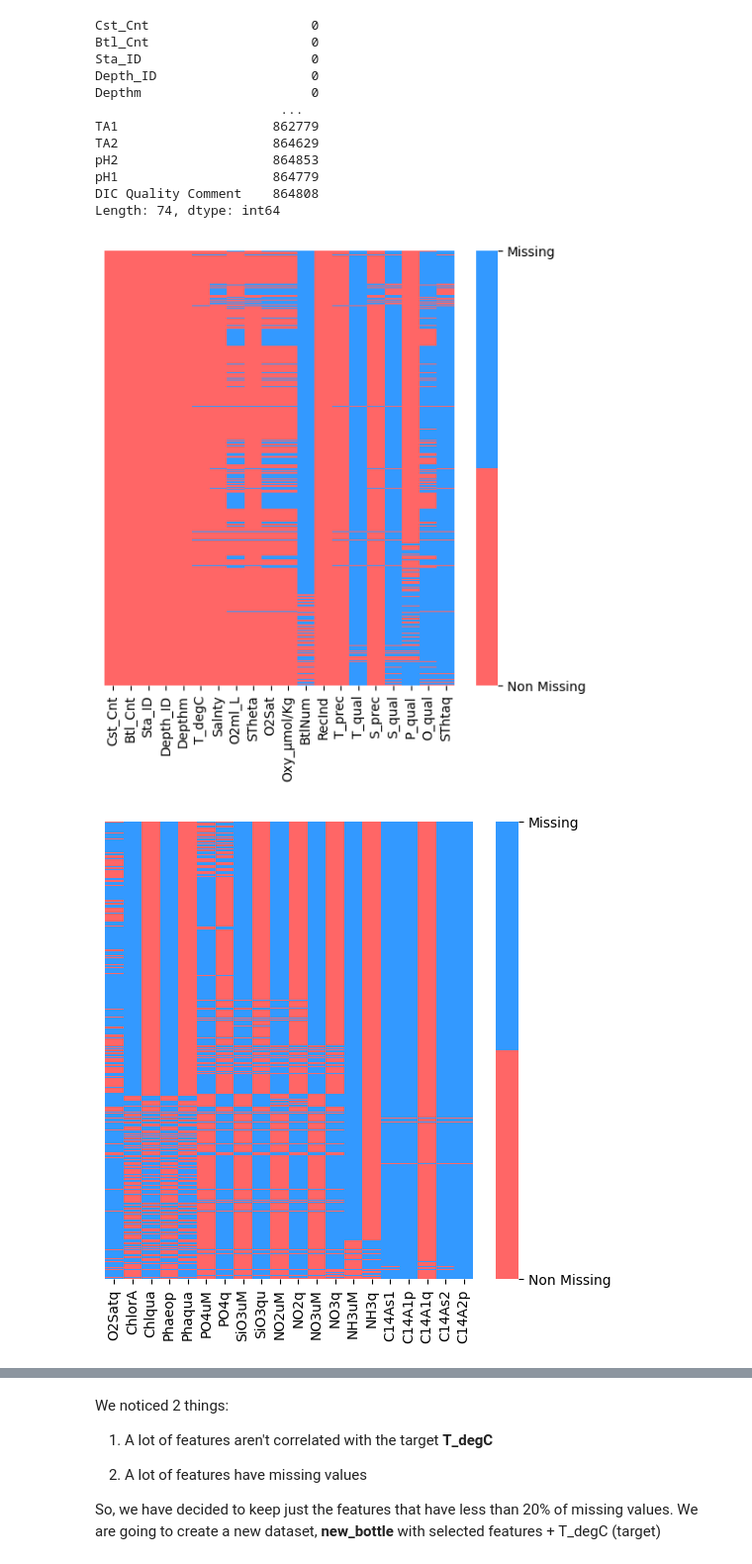
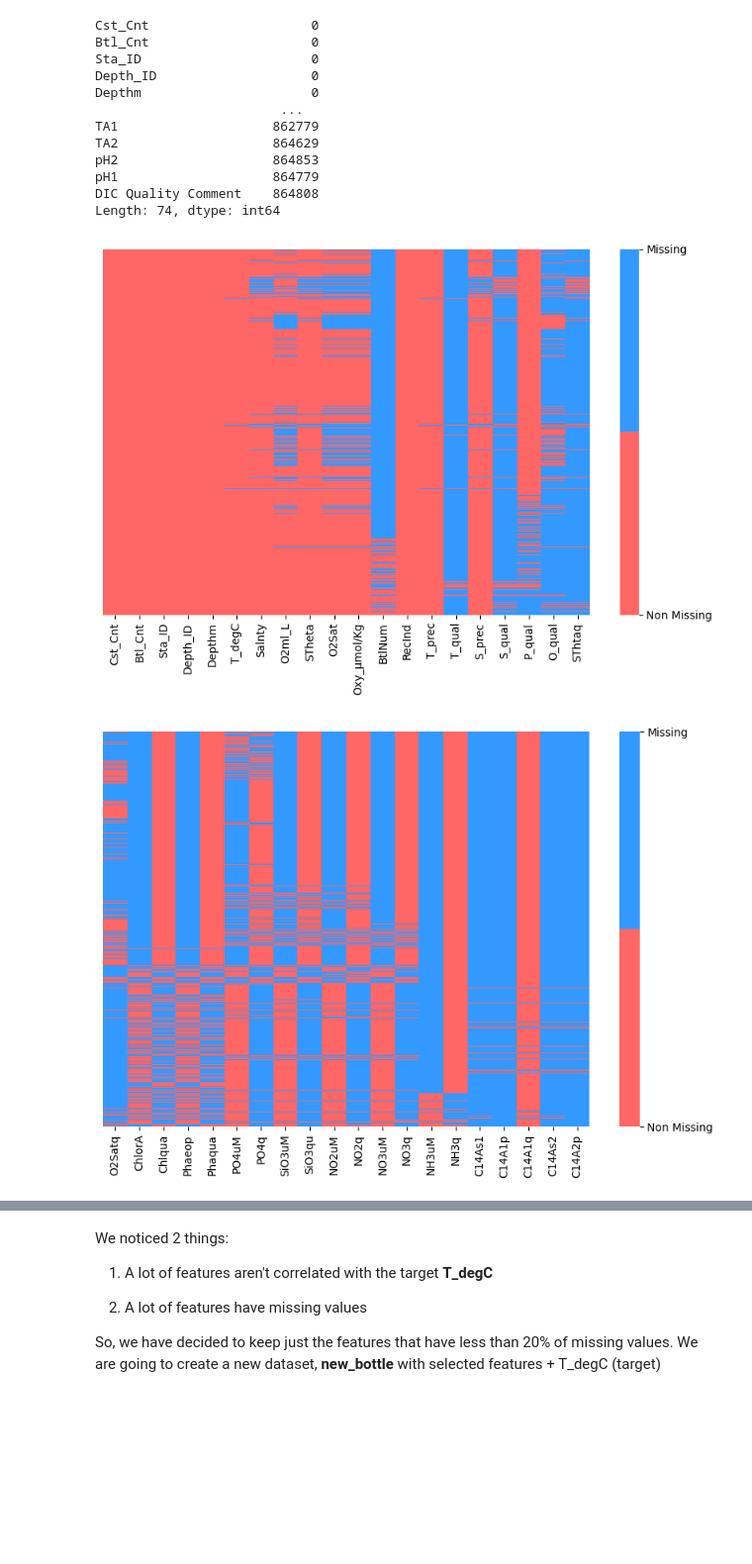
Before and after one commit to cricci3/CalCOFI, a Jupyter notebook: calcofi.ipynb, the cells around one changed output, grey strips where cells are left out. Shown at 99% size. Drawn from its saved outputs; the diff is of its cells as text; code cells hidden in the pictures; blank space fills up the shorter version.

Commit message:
label in heatmaps

```diff
--- a/calcofi.ipynb
+++ b/calcofi.ipynb
@@ -55,6 +55,9 @@ Data columns (total 74 columns):
  73  DIC Quality Comment  55 non-null      object
 dtypes: float64(65), int64(5), object(4)
 memory usage: 488.3+ MB
+# %%
+# Rename to make it shorter
+bottle = bottle.rename(columns={"DIC Quality Comment": "DIC_Qual"})
 # %%
 numerical_bottle = bottle.select_dtypes(include=['number'])
 
@@ -94,20 +97,32 @@ Length: 74, dtype: int64
 # %%
 cmap = sns.color_palette(["#FF6666", "#3399FF"])
 chunk_size = 20
+figure_size = (8, 6)  # Fixed size for all plots
 
 for i in range(0, len(bottle.columns), chunk_size):
-    plt.figure(figsize=(6, 6))
-    heatmap = sns.heatmap(bottle.iloc[:, i:i + chunk_size].isna(),
+    plt.figure(figsize=figure_size)
+
+    # Get current chunk of data
+    chunk_data = bottle.iloc[:, i:i + chunk_size]
+
+    # Create heatmap with consistent size
+    heatmap = sns.heatmap(chunk_data.isna(),
                           cbar=True,
                           cmap=cmap,
                           yticklabels=False)
+
+    # Rotate x-axis labels to save space
+    plt.xticks(rotation=90)
+
+    # Adjust layout to make room for labels
+    plt.tight_layout()
 
     # Custom legend
     colorbar = heatmap.collections[0].colorbar
     colorbar.set_ticks([0, 1])
     colorbar.set_ticklabels(['Non Missing', 'Missing'])
 
     plt.show()
 # %% [output]
-[figure, old version]
+[figure, new version]
-[figure, old version]
+[figure, new version]
```
Also changed, not shown: parts of 1 cell of this notebook.
